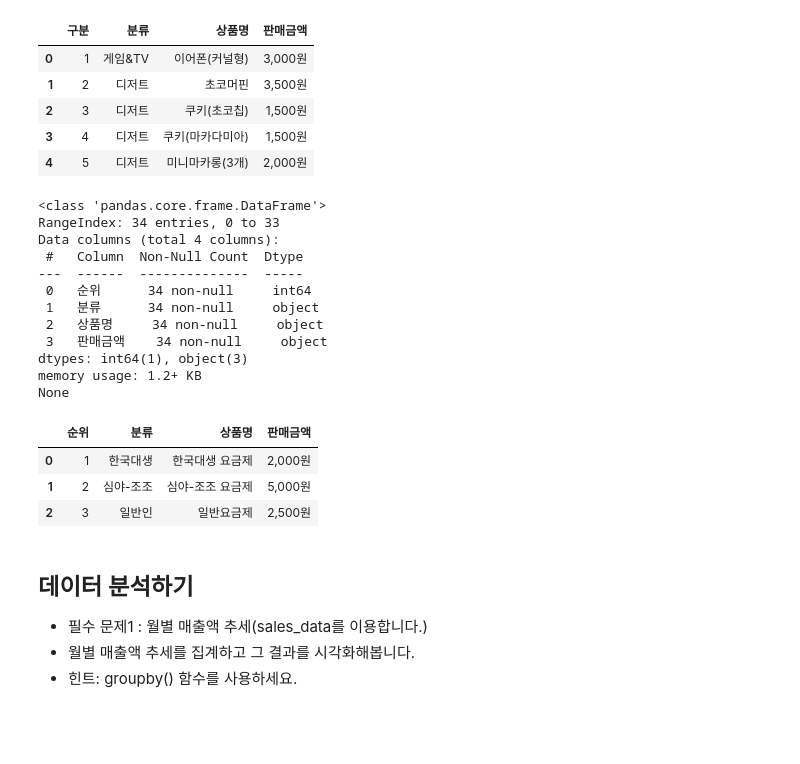
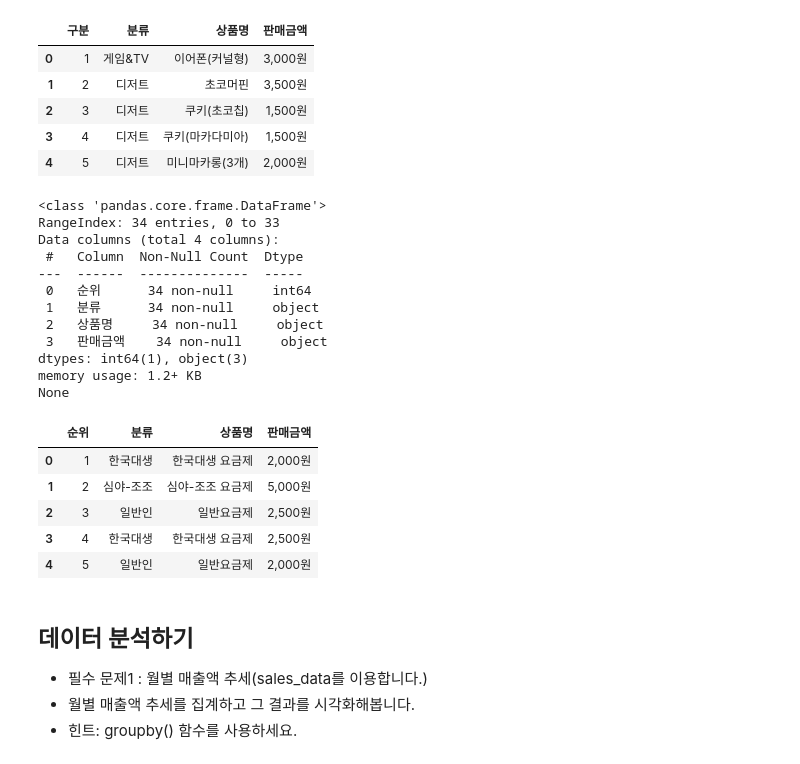
Before and after one commit to leejaesang6098/aiffel_study, a Jupyter notebook: 0915_node/0915_project.ipynb, the cells around one changed output. Cells and saved outputs as stored; diff of their text form; code cells hidden in the pictures; blank space fills up the shorter version.

```diff
--- a/0915_node/0915_project.ipynb
+++ b/0915_node/0915_project.ipynb
@@ -91,24 +95,26 @@ None
 | 4 | 5 | 디저트 | 미니마카롱(3개) | 2,000원 |
 # %%
 print(item_entry_data.info())
-item_entry_data.head(3)
+item_entry_data.head()
 # %% [output]
 <class 'pandas.core.frame.DataFrame'>
 RangeIndex: 34 entries, 0 to 33
 Data columns (total 4 columns):
  #   Column  Non-Null Count  Dtype
 ---  ------  --------------  -----
  0   순위      34 non-null     int64
  1   분류      34 non-null     object
  2   상품명     34 non-null     object
  3   판매금액    34 non-null     object
 dtypes: int64(1), object(3)
 memory usage: 1.2+ KB
 None
 |  | 순위 | 분류 | 상품명 | 판매금액 |
 | 0 | 1 | 한국대생 | 한국대생 요금제 | 2,000원 |
 | 1 | 2 | 심야-조조 | 심야-조조 요금제 | 5,000원 |
 | 2 | 3 | 일반인 | 일반요금제 | 2,500원 |
+| 3 | 4 | 한국대생 | 한국대생 요금제 | 2,500원 |
+| 4 | 5 | 일반인 | 일반요금제 | 2,000원 |
 # %% [markdown]
 ## 데이터 분석하기
 
```
Also changed, not shown: parts of 24 cells of this notebook.
